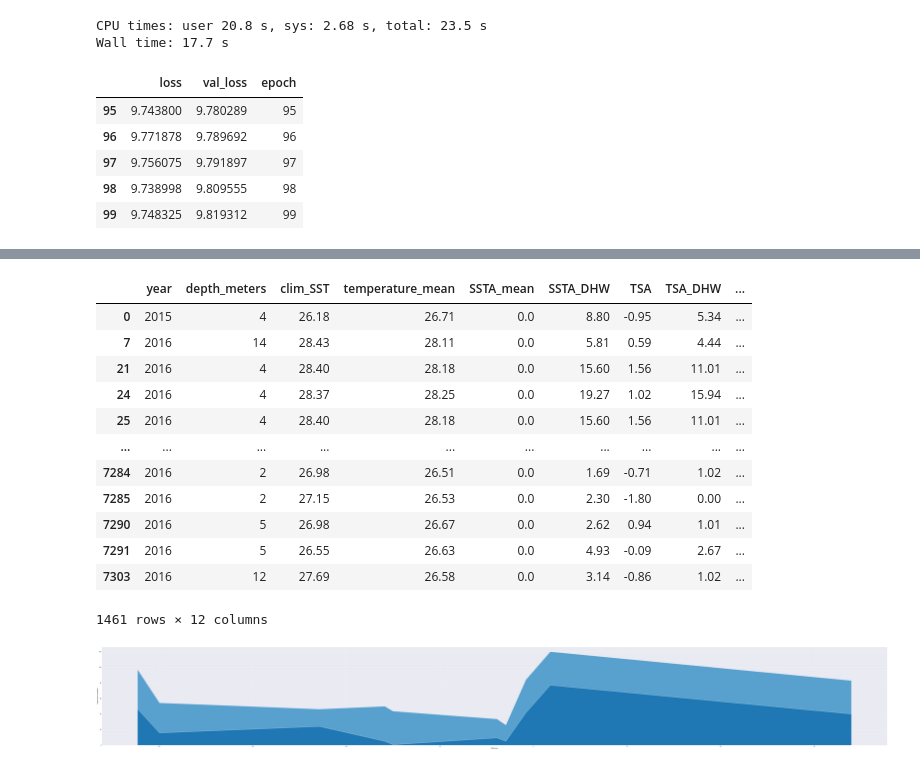
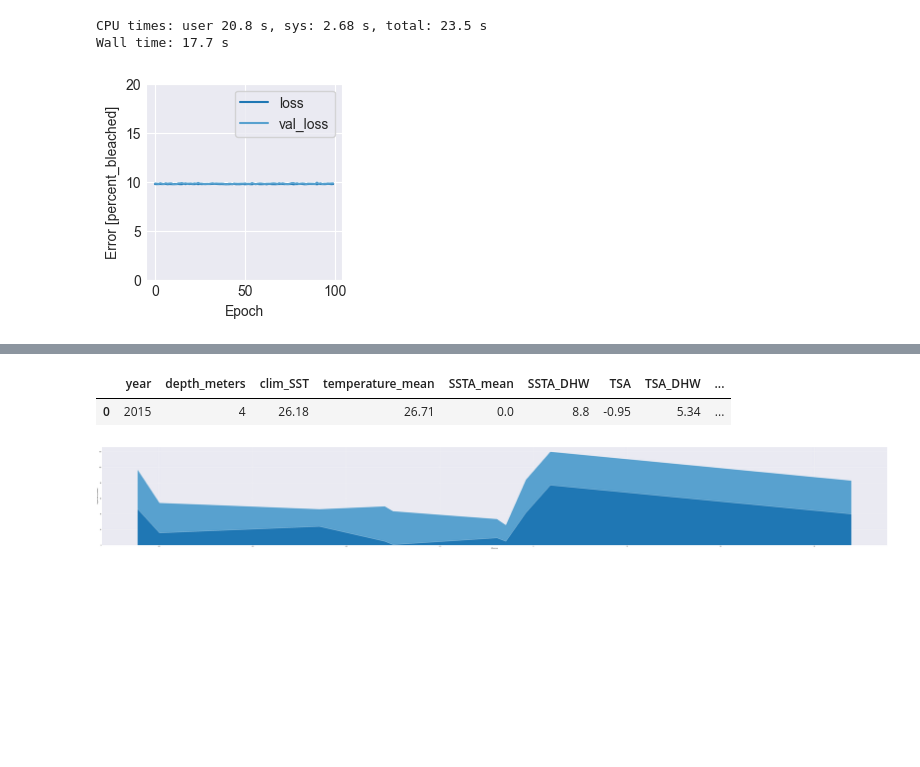
Before and after one commit to S-Romberg/ocean_temp_prediction, a Jupyter notebook: Linear Regression - Predicting Coral Bleaching/linear_regression.ipynb, the cells around one changed output, grey strips where cells are left out. Cells and saved outputs as stored; diff of their text form; code cells hidden in the pictures; blank space fills up the shorter version.

```diff
--- a/Linear Regression - Predicting Coral Bleaching/linear_regression.ipynb
+++ b/Linear Regression - Predicting Coral Bleaching/linear_regression.ipynb
@@ -465,16 +465,14 @@ Wall time: 17.7 s
 hist = pd.DataFrame(history_linear.history)
 hist['epoch'] = history_linear.epoch
 hist.tail()
+plot_loss(history_linear)
 # %% [output]
-|  | loss | val_loss | epoch |
-| 95 | 9.743800 | 9.780289 | 95 |
-| 96 | 9.771878 | 9.789692 | 96 |
-| 97 | 9.756075 | 9.791897 | 97 |
-| 98 | 9.738998 | 9.809555 | 98 |
-| 99 | 9.748325 | 9.819312 | 99 |
+[figure, added]
 # %%
 prediction = linear_model.predict(test_features)
 final_results = test_features.copy()
 final_results['prediction'] = prediction
-final_results
+modified = final_results[:1].copy()
+modified['percent_bleached'] = 60
+modified
 # %% [output]
@@ -482,16 +480,5 @@ final_results
 |  | year | depth_meters | clim_SST | temperature_mean | SSTA_mean | SSTA_DHW | TSA | TSA_DHW | ... |
-| 0 | 2015 | 4 | 26.18 | 26.71 | 0.0 | 8.80 | -0.95 | 5.34 | ... |
-| 7 | 2016 | 14 | 28.43 | 28.11 | 0.0 | 5.81 | 0.59 | 4.44 | ... |
-| 21 | 2016 | 4 | 28.40 | 28.18 | 0.0 | 15.60 | 1.56 | 11.01 | ... |
-| 24 | 2016 | 4 | 28.37 | 28.25 | 0.0 | 19.27 | 1.02 | 15.94 | ... |
-| 25 | 2016 | 4 | 28.40 | 28.18 | 0.0 | 15.60 | 1.56 | 11.01 | ... |
-| ... | ... | ... | ... | ... | ... | ... | ... | ... | ... |
-| 7284 | 2016 | 2 | 26.98 | 26.51 | 0.0 | 1.69 | -0.71 | 1.02 | ... |
-| 7285 | 2016 | 2 | 27.15 | 26.53 | 0.0 | 2.30 | -1.80 | 0.00 | ... |
-| 7290 | 2016 | 5 | 26.98 | 26.67 | 0.0 | 2.62 | 0.94 | 1.01 | ... |
-| 7291 | 2016 | 5 | 26.55 | 26.63 | 0.0 | 4.93 | -0.09 | 2.67 | ... |
-| 7303 | 2016 | 12 | 27.69 | 26.58 | 0.0 | 3.14 | -0.86 | 1.02 | ... |
+| 0 | 2015 | 4 | 26.18 | 26.71 | 0.0 | 8.8 | -0.95 | 5.34 | ... |
-1461 rows × 12 columns
 # %%
 differences = []
 for idx, x in enumerate(train_labels[:10].array):
```
Also changed, not shown: parts of 3 cells of this notebook, 2 other files.
